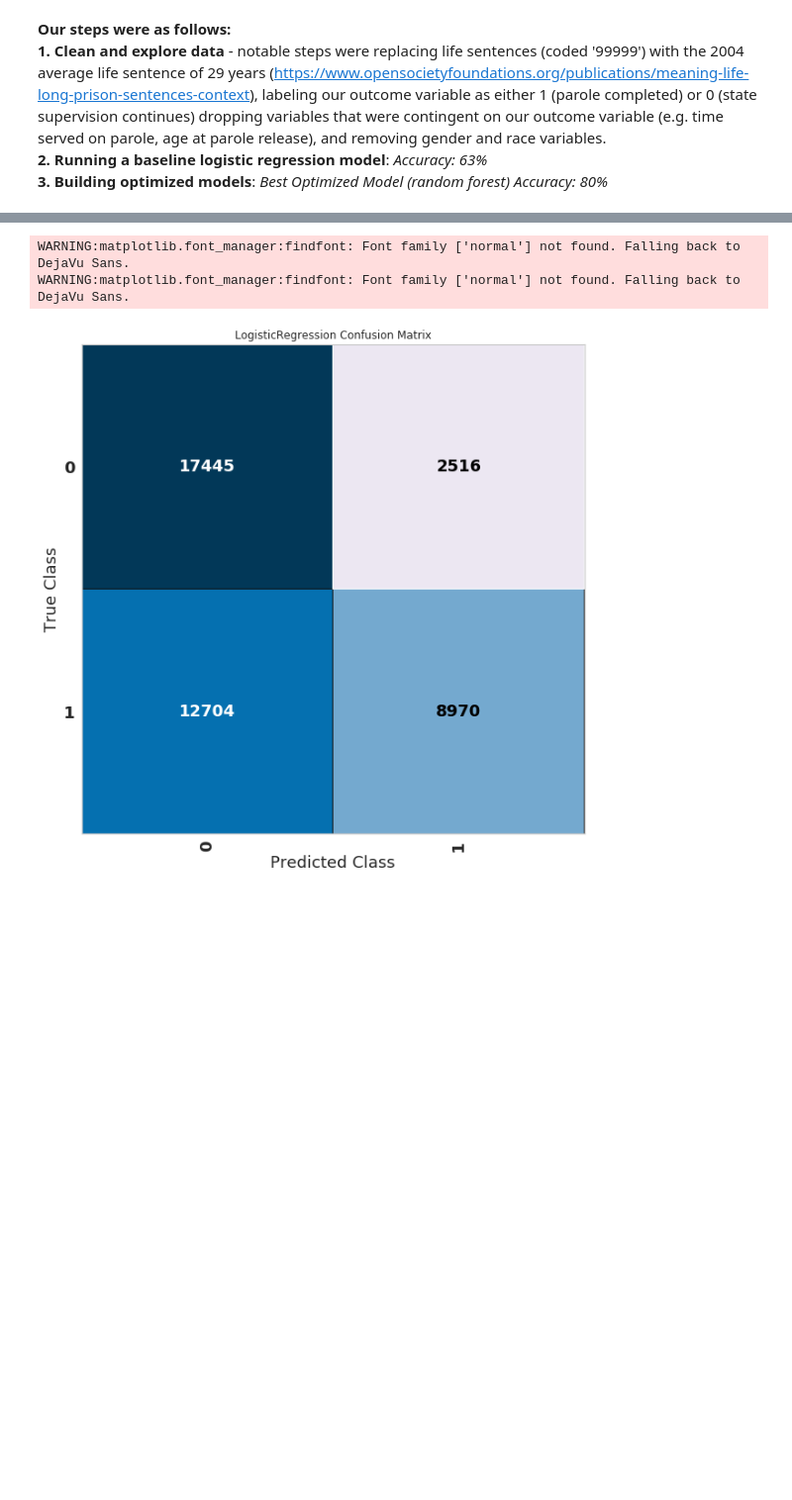
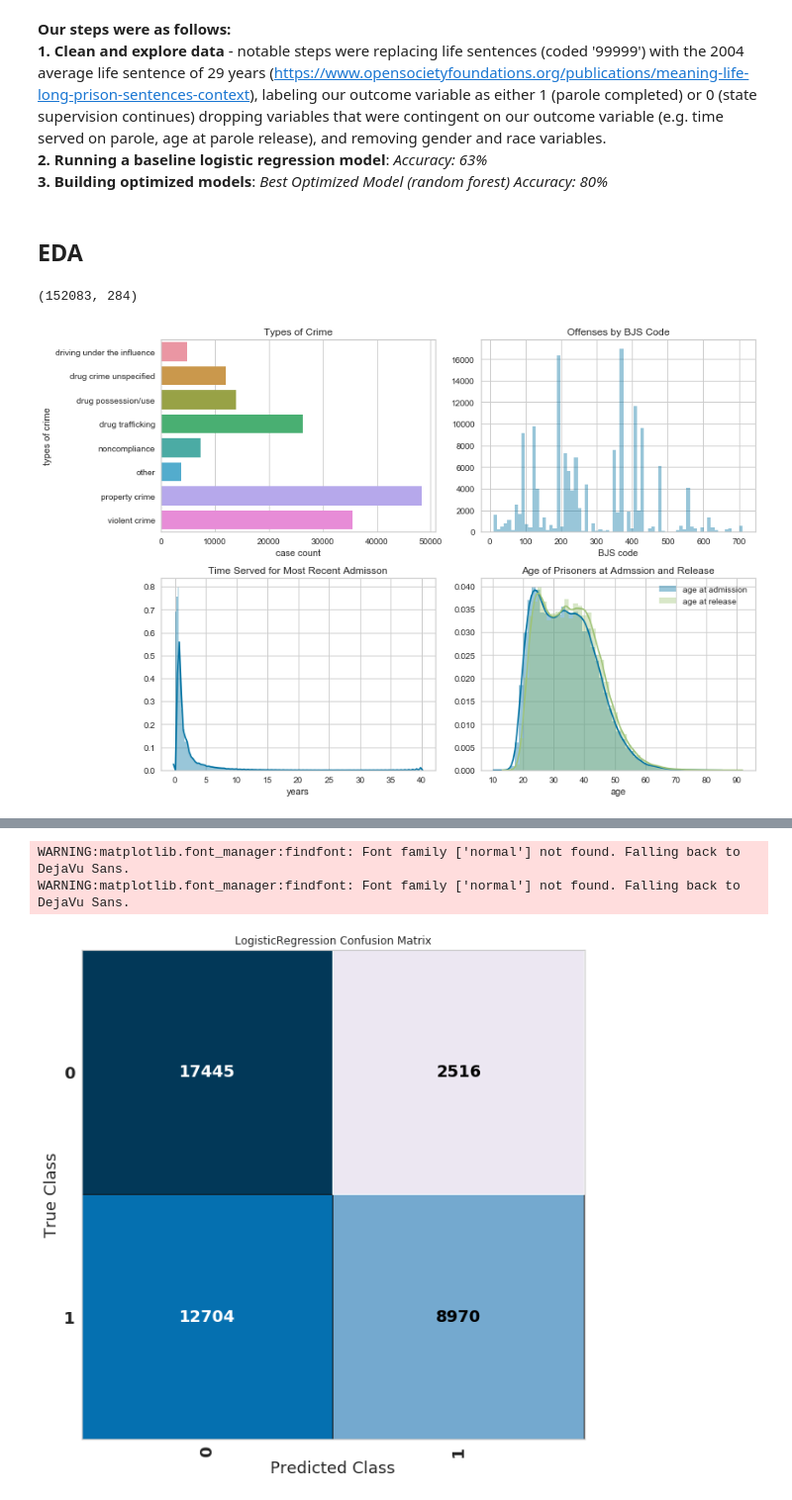
Before and after one commit to peter-haferl/prisoner_recidivism_classifier, a Jupyter notebook: Technical Notebook.ipynb, the cells around one changed output, grey strips where cells are left out. Shown: that part at 99% size. Drawn from its saved outputs; the diff is of its cells as text; code cells hidden in the pictures; blank space fills up the shorter version.

```diff
--- a/Technical Notebook.ipynb
+++ b/Technical Notebook.ipynb
@@ -47,3 +59,31 @@ data = pd.read_csv('data/da26521-0003.tsv', sep='\t', header=0)
 <b> 3. Building optimized models</b>: <em> Best Optimized Model (random forest) Accuracy: 80%
 # %%
 data_clean = full_clean()
+# %% [markdown]
+## EDA
+# %%
+data_clean.shape
+# %% [output]
+(152083, 284)
+# %%
+f, axes = plt.subplots(2, 2, figsize=(12, 8))
+sns.barplot(x=data_clean.groupby(['first_offense_type']).outcome.count(),
+           y=data_clean.groupby(['first_offense_type']).outcome.count().index, ax=axes[0,0])
+axes[0,0].set_xlabel('case count')
+axes[0,0].set_ylabel('types of crime')
+axes[0,0].set_title('Types of Crime')
+sns.distplot(data_clean.offense_1, bins=71, kde=False, ax=axes[0,1])
+axes[0,1].set_title('Offenses by BJS Code')
+axes[0,1].set_xlabel('BJS code')
+sns.distplot(data_clean.time_served_current_admission/12, bins=200, ax=axes[1,0])
+axes[1,0].set_title('Time Served for Most Recent Admisson')
+axes[1,0].set_xlabel('years')
+sns.distplot(data_clean.age_admission, label='age at admission', ax=axes[1,1])
+sns.distplot(data_clean.age_prison_release, label='age at release', ax=axes[1,1])
+axes[1,1].set_xlabel('age')
+axes[1,1].legend()
+axes[1,1].set_title('Age of Prisoners at Admssion and Release')
+f.tight_layout()
+plt.show()
+# %% [output]
+[figure, added]
```
Also changed, not shown: parts of 13 cells of this notebook, 1 other file.
